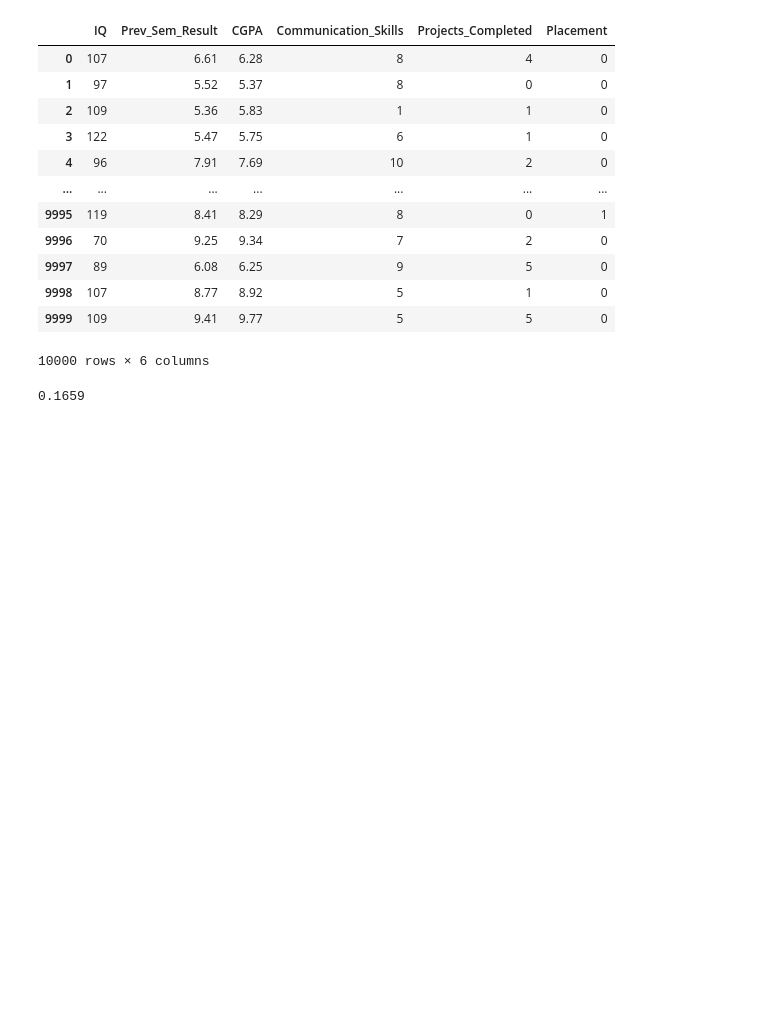
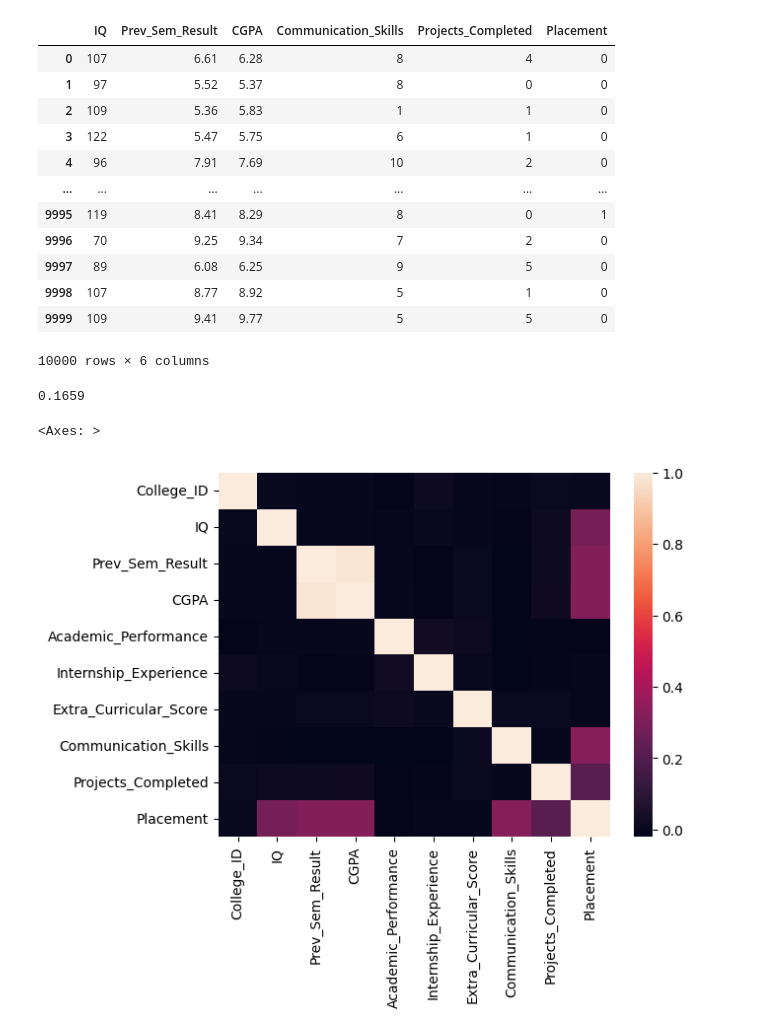
Before and after one commit to Arinjai-gupt/DS-Project-1, a Jupyter notebook: ds-project-1.ipynb, the cells around one changed output. Cells and saved outputs as stored; diff of their text form; code cells hidden in the pictures; blank space fills up the shorter version.

```diff
--- a/ds-project-1.ipynb
+++ b/ds-project-1.ipynb
@@ -111,3 +111,8 @@ placement_equals_1 = data[data[data.columns[-1]] == 1].shape[0] / data.shape[0]
 placement_equals_1
 # %% [output]
 0.1659
+# %%
+sns.heatmap(corr_matrix)
+# %% [output]
+<Axes: >
+[figure, added]
```
Also changed, not shown: parts of 2 cells of this notebook.
